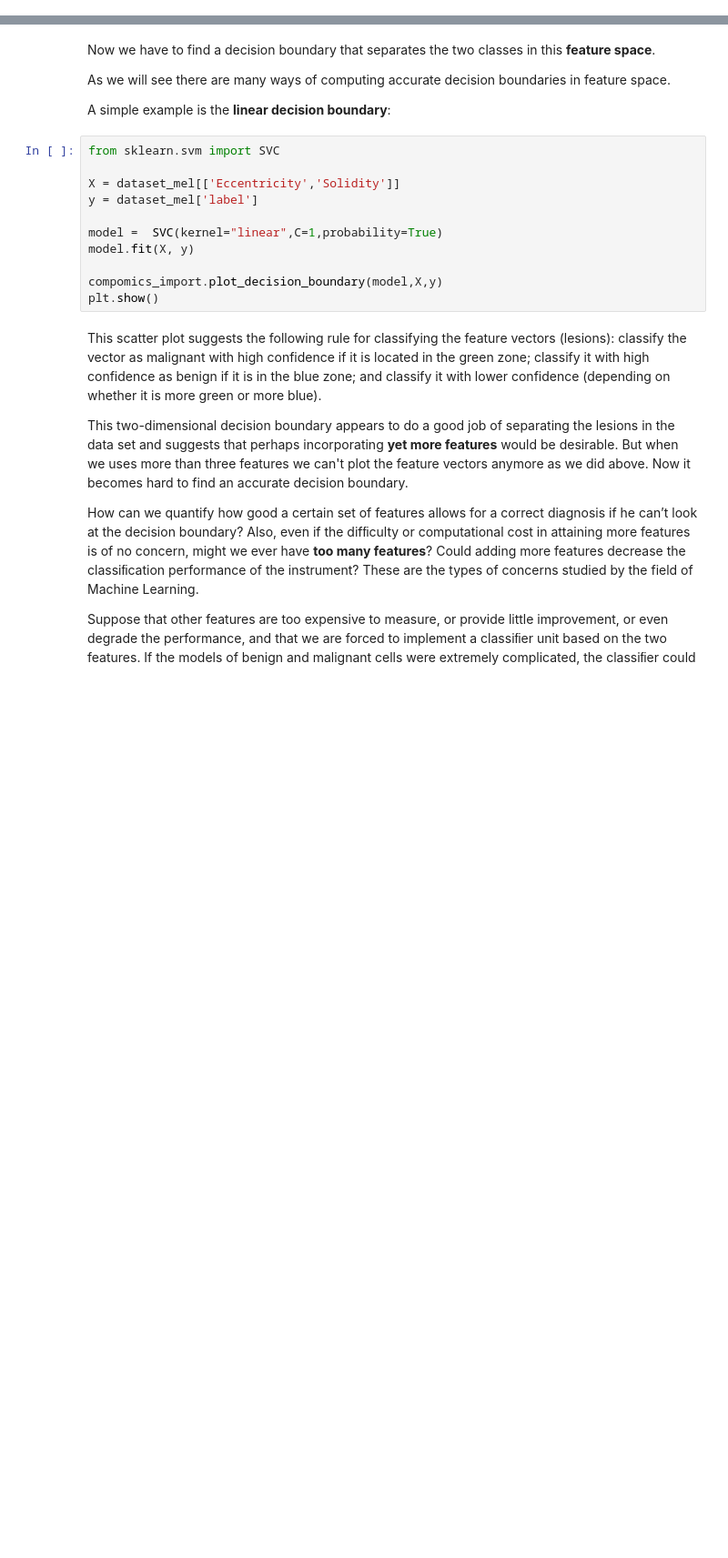
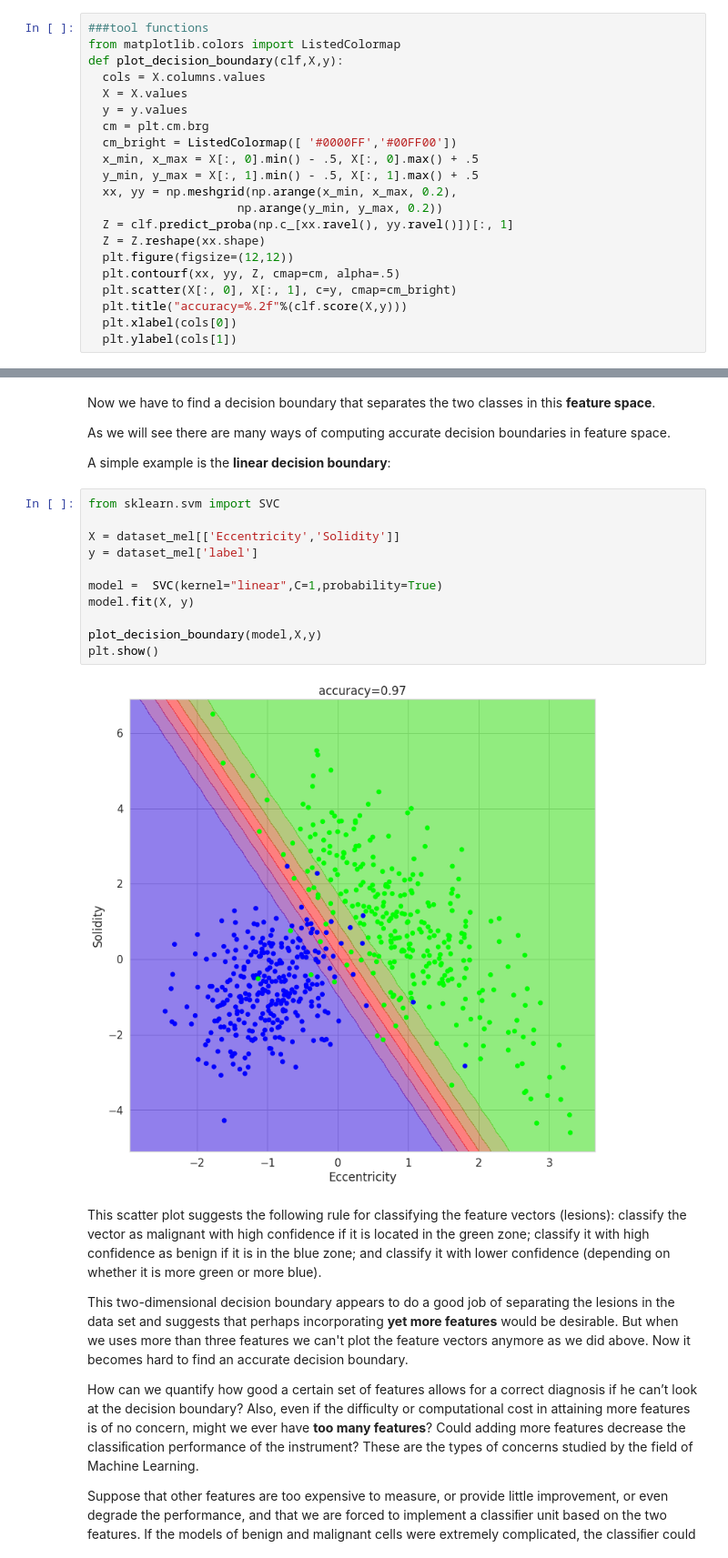
Before and after one commit to mtthsmoore/PRACTUNFINISHED_class_K-means, a Jupyter notebook: notebooks/0_introduction/0_Introduction.ipynb, the cells around one changed output, grey strips where cells are left out. Shown at 91% size. Saved outputs shown, nothing was run; the diff lists cells and outputs as text; blank space fills up the shorter version.

```diff
--- a/notebooks/0_introduction/0_Introduction.ipynb
+++ b/notebooks/0_introduction/0_Introduction.ipynb
@@ -1,2 +11,23 @@
+# %%
+###tool functions
+from matplotlib.colors import ListedColormap
+def plot_decision_boundary(clf,X,y):
+  cols = X.columns.values
+  X = X.values
+  y = y.values
+  cm = plt.cm.brg
+  cm_bright = ListedColormap([ '#0000FF','#00FF00'])
+  x_min, x_max = X[:, 0].min() - .5, X[:, 0].max() + .5
+  y_min, y_max = X[:, 1].min() - .5, X[:, 1].max() + .5
+  xx, yy = np.meshgrid(np.arange(x_min, x_max, 0.2),
+  					 np.arange(y_min, y_max, 0.2))
+  Z = clf.predict_proba(np.c_[xx.ravel(), yy.ravel()])[:, 1]
+  Z = Z.reshape(xx.shape)
+  plt.figure(figsize=(12,12))
+  plt.contourf(xx, yy, Z, cmap=cm, alpha=.5)
+  plt.scatter(X[:, 0], X[:, 1], c=y, cmap=cm_bright)
+  plt.title("accuracy=%.2f"%(clf.score(X,y)))
+  plt.xlabel(cols[0])
+  plt.ylabel(cols[1])
 # %% [markdown]
 # 0. Introduction
@@ -267,14 +283,16 @@ A simple example is the **linear decision boundary**:
 # %%
 from sklearn.svm import SVC
 
 X = dataset_mel[['Eccentricity','Solidity']]
 y = dataset_mel['label']
 
 model =  SVC(kernel="linear",C=1,probability=True)
 model.fit(X, y)
 
-compomics_import.plot_decision_boundary(model,X,y)
+plot_decision_boundary(model,X,y)
 plt.show()
+# %% [output]
+[figure, added]
 # %% [markdown]
 This scatter plot suggests the following rule for classifying the feature vectors (lesions): classify the vector as malignant with high confidence if it is located in the green zone; classify it with high confidence as benign if it is in the blue zone; and classify it with lower confidence (depending on whether it is more green or more blue).
 
```
Also changed, not shown: parts of 6 cells of this notebook.
